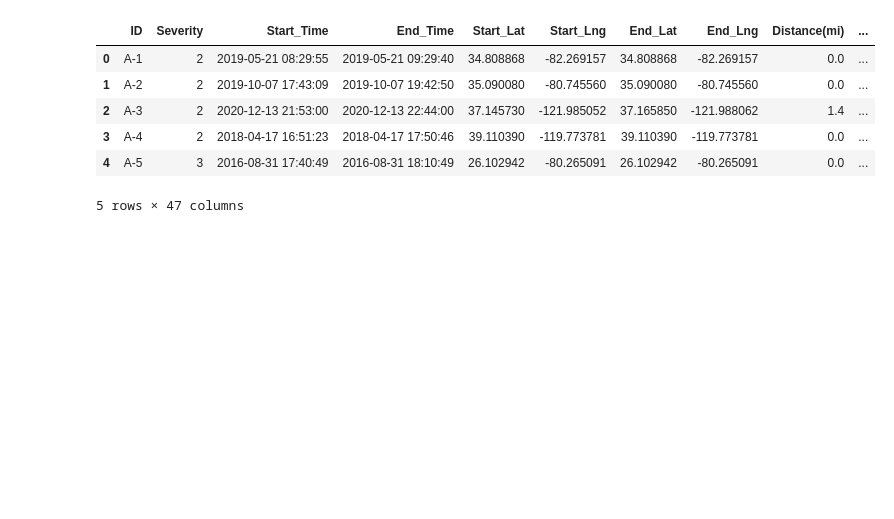
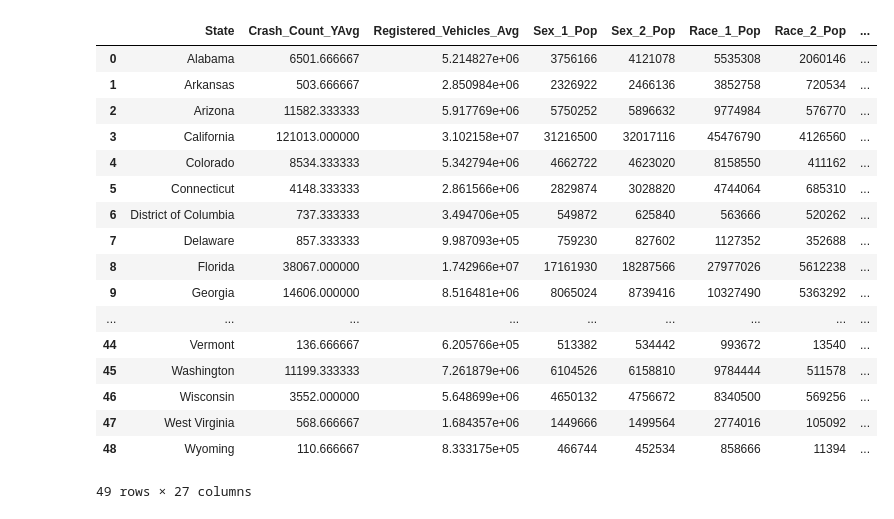
Before and after one commit to smyoung88/DA_G2_Final_Project, a Jupyter notebook: Frost/Untitled.ipynb, the cells around one changed output. Cells and saved outputs as stored; diff of their text form; code cells hidden in the pictures; blank space fills up the shorter version.

```diff
--- a/Frost/Untitled.ipynb
+++ b/Frost/Untitled.ipynb
@@ -1,12 +1,24 @@
 # %%
 import pandas as pd
-data = pd.read_csv('US_Accidents_Dec20_Updated.csv')
-data.head()
+file = "data_grouped_by_state.csv"
+data = pd.read_csv(file)
+data
 # %% [output]
-|  | ID | Severity | Start_Time | End_Time | Start_Lat | Start_Lng | End_Lat | End_Lng | Distance(mi) | ... |
-| 0 | A-1 | 2 | 2019-05-21 08:29:55 | 2019-05-21 09:29:40 | 34.808868 | -82.269157 | 34.808868 | -82.269157 | 0.0 | ... |
-| 1 | A-2 | 2 | 2019-10-07 17:43:09 | 2019-10-07 19:42:50 | 35.090080 | -80.745560 | 35.090080 | -80.745560 | 0.0 | ... |
-| 2 | A-3 | 2 | 2020-12-13 21:53:00 | 2020-12-13 22:44:00 | 37.145730 | -121.985052 | 37.165850 | -121.988062 | 1.4 | ... |
-| 3 | A-4 | 2 | 2018-04-17 16:51:23 | 2018-04-17 17:50:46 | 39.110390 | -119.773781 | 39.110390 | -119.773781 | 0.0 | ... |
-| 4 | A-5 | 3 | 2016-08-31 17:40:49 | 2016-08-31 18:10:49 | 26.102942 | -80.265091 | 26.102942 | -80.265091 | 0.0 | ... |
+|  | State | Crash_Count_YAvg | Registered_Vehicles_Avg | Sex_1_Pop | Sex_2_Pop | Race_1_Pop | Race_2_Pop | ... |
+| 0 | Alabama | 6501.666667 | 5.214827e+06 | 3756166 | 4121078 | 5535308 | 2060146 | ... |
+| 1 | Arkansas | 503.666667 | 2.850984e+06 | 2326922 | 2466136 | 3852758 | 720534 | ... |
+| 2 | Arizona | 11582.333333 | 5.917769e+06 | 5750252 | 5896632 | 9774984 | 576770 | ... |
+| 3 | California | 121013.000000 | 3.102158e+07 | 31216500 | 32017116 | 45476790 | 4126560 | ... |
+| 4 | Colorado | 8534.333333 | 5.342794e+06 | 4662722 | 4623020 | 8158550 | 411162 | ... |
+| 5 | Connecticut | 4148.333333 | 2.861566e+06 | 2829874 | 3028820 | 4744064 | 685310 | ... |
+| 6 | District of Columbia | 737.333333 | 3.494706e+05 | 549872 | 625840 | 563666 | 520262 | ... |
+| 7 | Delaware | 857.333333 | 9.987093e+05 | 759230 | 827602 | 1127352 | 352688 | ... |
+| 8 | Florida | 38067.000000 | 1.742966e+07 | 17161930 | 18287566 | 27977026 | 5612238 | ... |
+| 9 | Georgia | 14606.000000 | 8.516481e+06 | 8065024 | 8739416 | 10327490 | 5363292 | ... |
+| ... | ... | ... | ... | ... | ... | ... | ... | ... |
+| 44 | Vermont | 136.666667 | 6.205766e+05 | 513382 | 534442 | 993672 | 13540 | ... |
+| 45 | Washington | 11199.333333 | 7.261879e+06 | 6104526 | 6158810 | 9784444 | 511578 | ... |
+| 46 | Wisconsin | 3552.000000 | 5.648699e+06 | 4650132 | 4756672 | 8340500 | 569256 | ... |
+| 47 | West Virginia | 568.666667 | 1.684357e+06 | 1449666 | 1499564 | 2774016 | 105092 | ... |
+| 48 | Wyoming | 110.666667 | 8.333175e+05 | 466744 | 452534 | 858666 | 11394 | ... |
-5 rows × 47 columns
+49 rows × 27 columns
```
Also changed, not shown: parts of 6 cells of this notebook, 55 other files.
